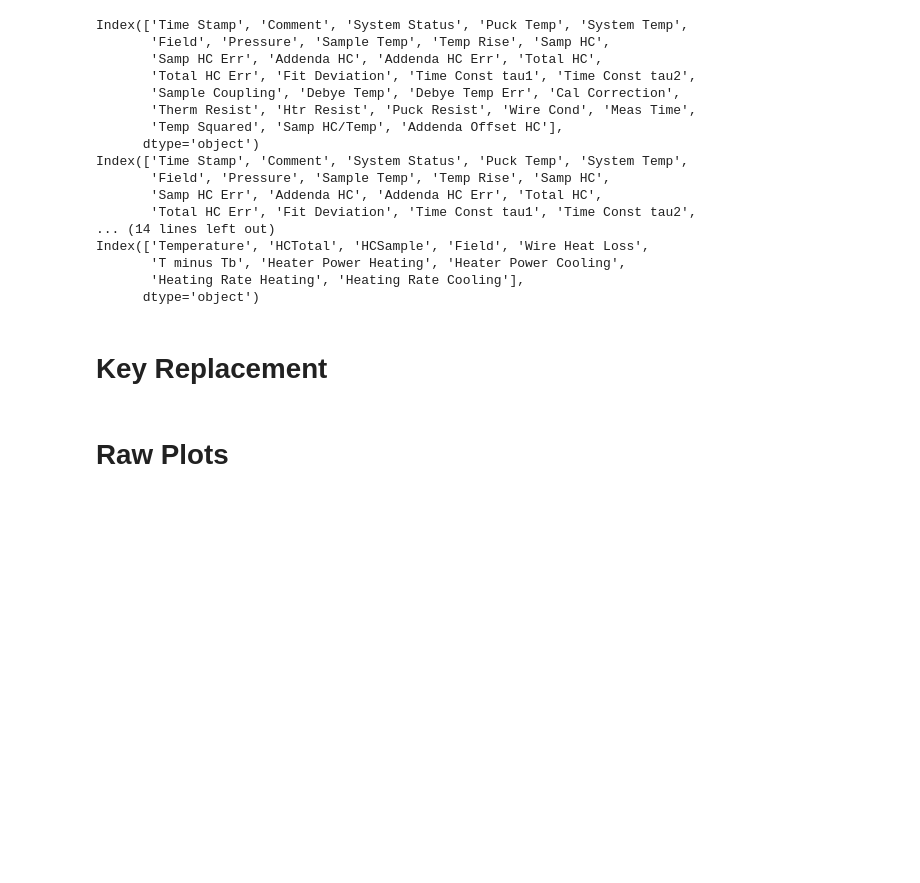
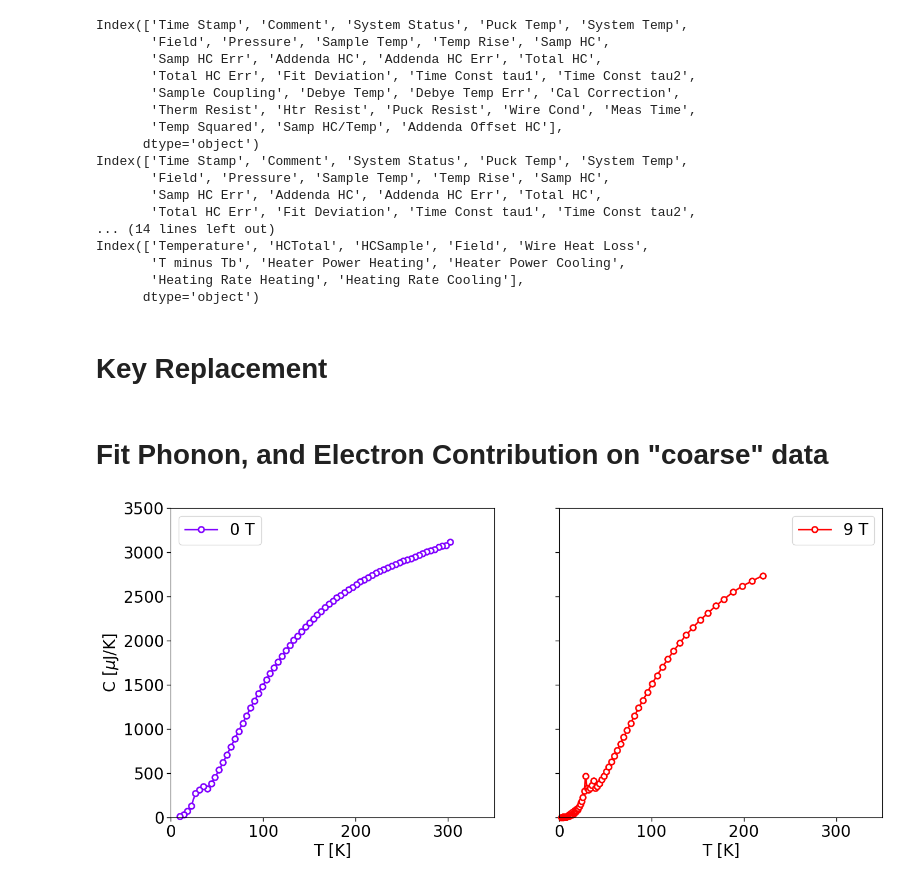
Before and after one commit to c-earth/NiS2, a Jupyter notebook: analysis.ipynb, the cells around one changed output. Cells and saved outputs as stored; diff of their text form; code cells hidden in the pictures; blank space fills up the shorter version.

```diff
--- a/analysis.ipynb
+++ b/analysis.ipynb
@@ -38,5 +38,43 @@ Index(['Temperature', 'HCTotal', 'HCSample', 'Field', 'Wire Heat Loss',
 new_keys = ['T', 'C']
 old_keyss = [['Sample Temp', 'Sample Temp (Kelvin)', 'Temperature'],
              ['Samp HC', 'Samp HC (uJ/K)', 'HCSample']]
-# %% [markdown]
-# Raw Plots
+# %%
+datas = dict()
+for key, compiled_data in compiled_datas.items():
+    data = dict()
+    for B, compiled_datum in compiled_data.items():
+        compiled_keys = list(compiled_datum.keys())
+        keys = []
+        for old_keys in old_keyss:
+            for old_key in old_keys:
+                if old_key in compiled_keys:
+                    keys.append(old_key)
+        datum = compiled_datum[keys].rename(columns = dict(zip(keys, new_keys)), inplace = False)
+        data[B] = datum.dropna()
+    datas[key] = data
+# %% [markdown]
+# Fit Phonon, and Electron Contribution on "coarse" data
+# %%
+coarse_wide_data = datas['coarse_wide']
+# %%
+import matplotlib as mpl
+import matplotlib.pyplot as plt
+import numpy as np
+
+colors = mpl.colormaps['rainbow'](np.linspace(0, 1, 10))
+fontsize = 20
+
+fig, ax = plt.subplots(1, 2, figsize = (16, 7), sharey = True)
+for i, (B, coarse_wide_datum) in enumerate(coarse_wide_data.items()):
+    ax[i].plot(coarse_wide_datum['T'].dropna() , coarse_wide_datum['C'].dropna() , 'o-',
+            linewidth = 2, markersize = 7, markerfacecolor = 'w', markeredgewidth = 2,
+            label = f'{B} T', clip_on = False, color = colors[B])
+    ax[i].set_xlabel('T [K]', fontsize = fontsize)
+    ax[i].tick_params(axis = 'both', length = 5, width = 1, labelsize = fontsize)
+    ax[i].set_xlim(0, 350)
+    ax[i].set_ylim(0, 3500)
+    ax[i].legend(fontsize = fontsize)
+ax[0].set_ylabel(r'C [$\mu$J/K]', fontsize = fontsize)
+plt.show()
+# %% [output]
+[figure, added]
```
Also changed, not shown: parts of 1 cell of this notebook, 1 other file.
